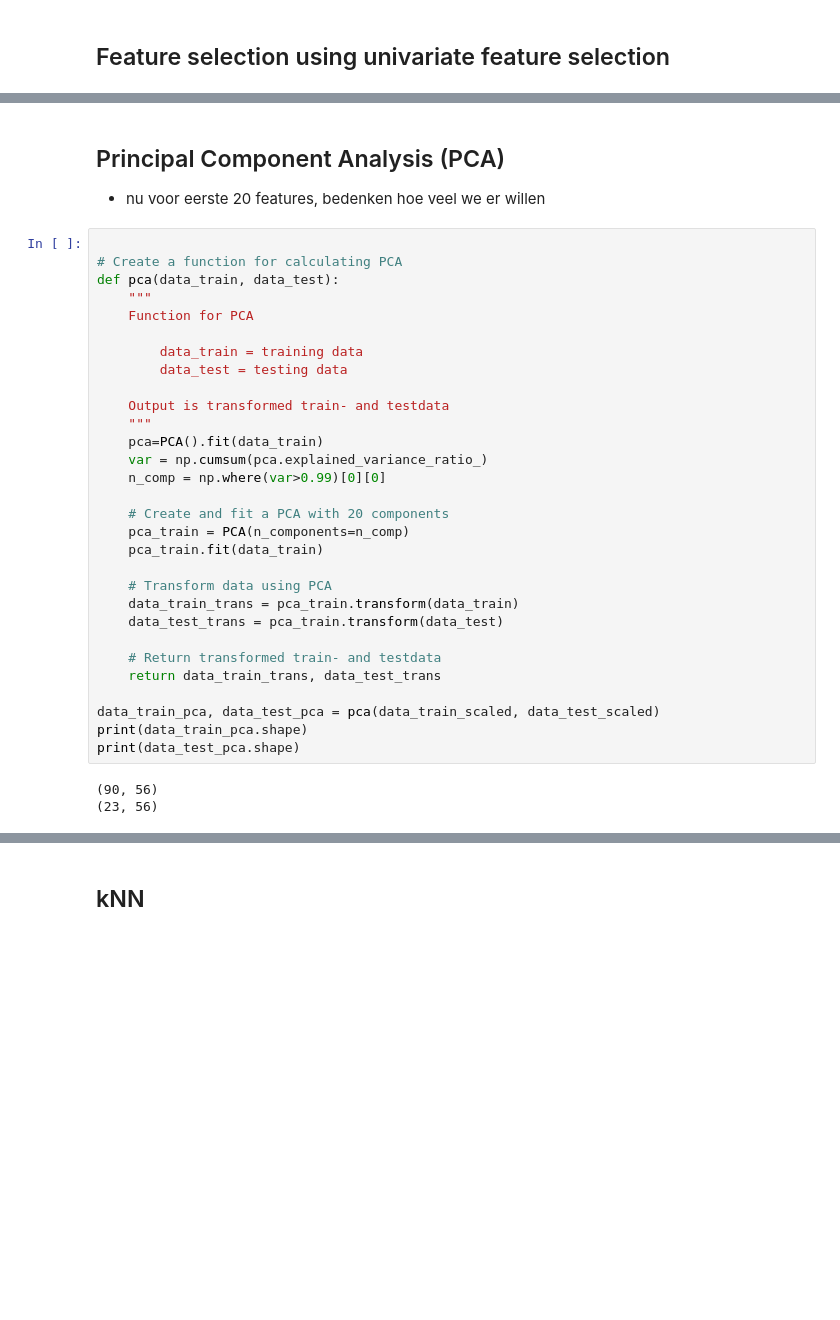
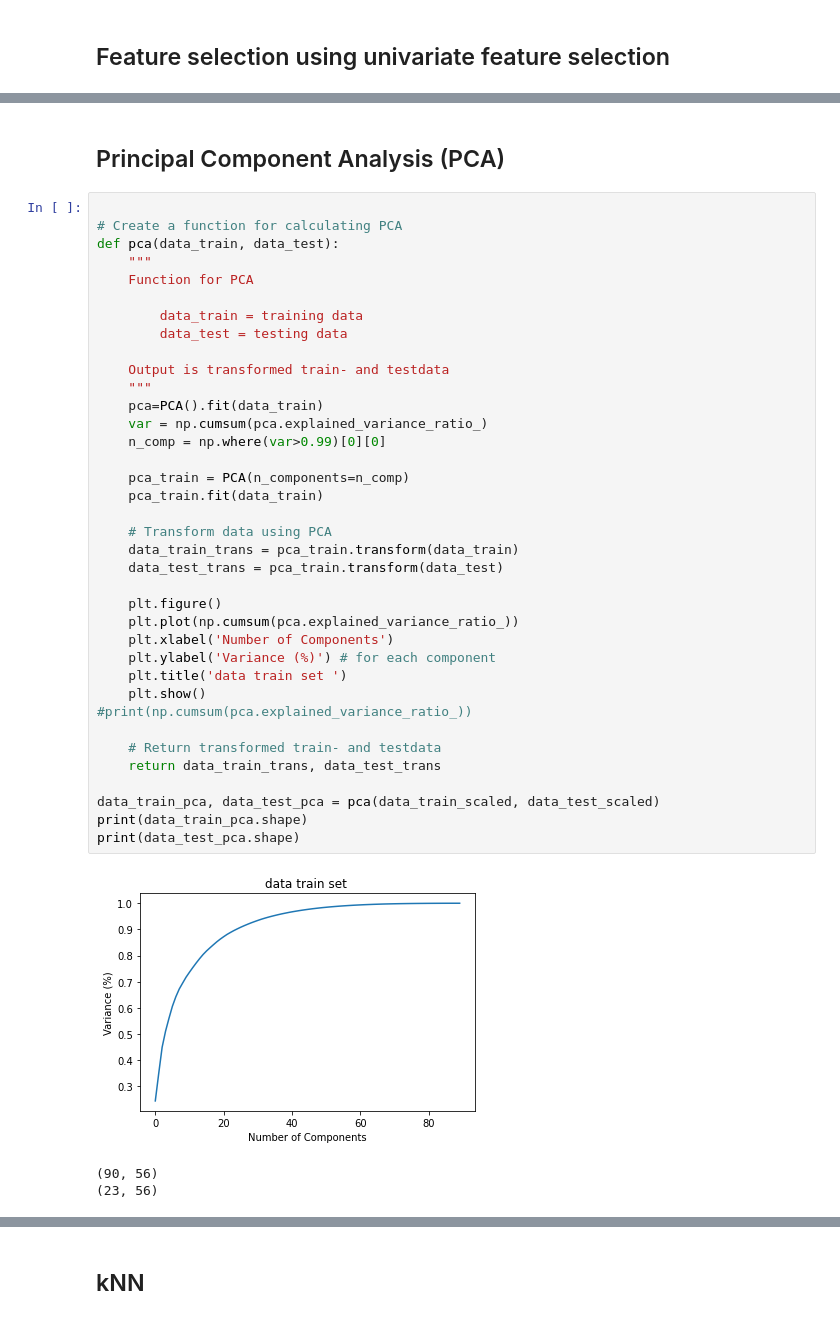
Before and after one commit to maritverboom/TM10007_PROJECT, a Jupyter notebook: assignment.ipynb, the cells around one changed output, grey strips where cells are left out. Saved outputs shown, nothing was run; the diff lists cells and outputs as text; blank space fills up the shorter version.

```diff
--- a/assignment.ipynb
+++ b/assignment.ipynb
@@ -198,36 +200,43 @@ Feature Ranking: [2.81789176e+01 2.56640345e+01 7.00253922e+00 6.46980004e-01
 # %% [markdown]
 ## Principal Component Analysis (PCA)
-- nu voor eerste 20 features, bedenken hoe veel we er willen
 # %%
 
 # Create a function for calculating PCA
 def pca(data_train, data_test):
     """
     Function for PCA
 
         data_train = training data
         data_test = testing data
 
     Output is transformed train- and testdata
     """
     pca=PCA().fit(data_train)
     var = np.cumsum(pca.explained_variance_ratio_)
     n_comp = np.where(var>0.99)[0][0]
 
-    # Create and fit a PCA with 20 components
     pca_train = PCA(n_components=n_comp)
     pca_train.fit(data_train)
 
     # Transform data using PCA
     data_train_trans = pca_train.transform(data_train)
     data_test_trans = pca_train.transform(data_test)
 
+    plt.figure()
+    plt.plot(np.cumsum(pca.explained_variance_ratio_))
+    plt.xlabel('Number of Components')
+    plt.ylabel('Variance (%)') # for each component
+    plt.title('data train set ')
+    plt.show()
+#print(np.cumsum(pca.explained_variance_ratio_))
+
     # Return transformed train- and testdata
     return data_train_trans, data_test_trans
 
 data_train_pca, data_test_pca = pca(data_train_scaled, data_test_scaled)
 print(data_train_pca.shape)
 print(data_test_pca.shape)
 # %% [output]
+[figure, added]
 (90, 56)
 (23, 56)
```
Also changed, not shown: parts of 7 cells of this notebook.
